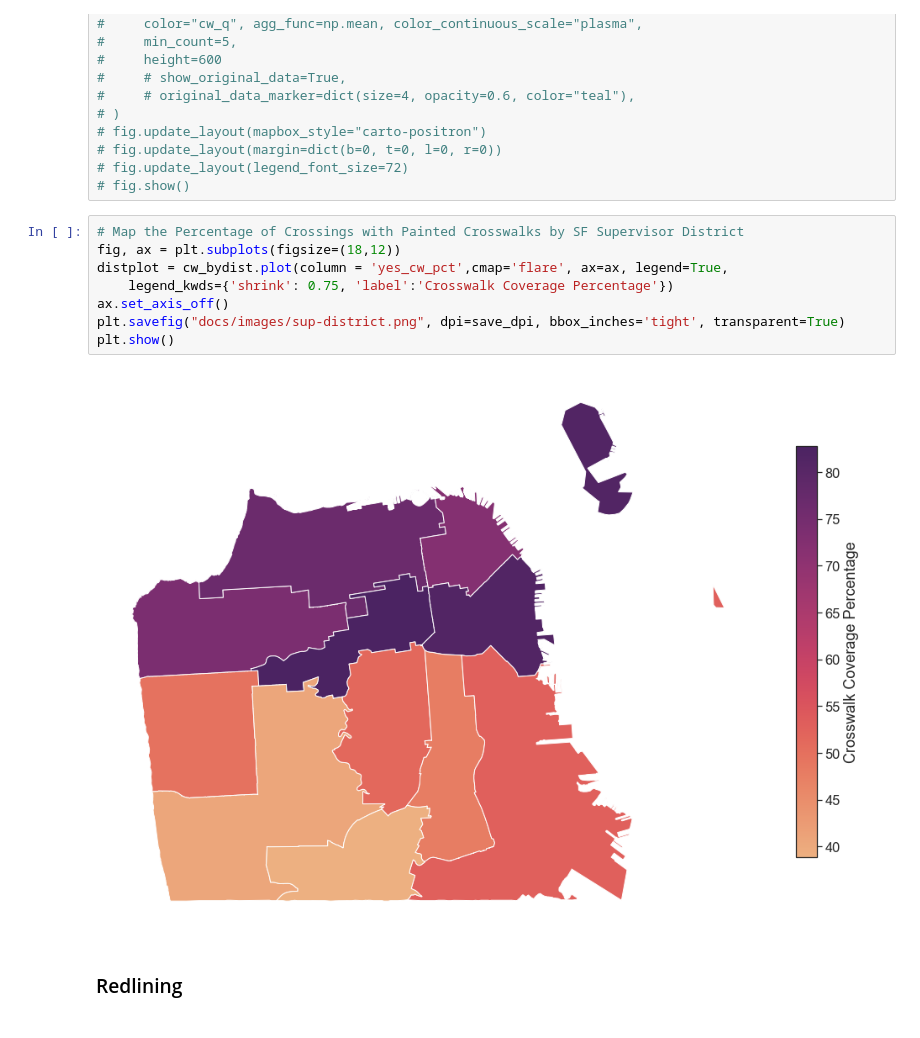
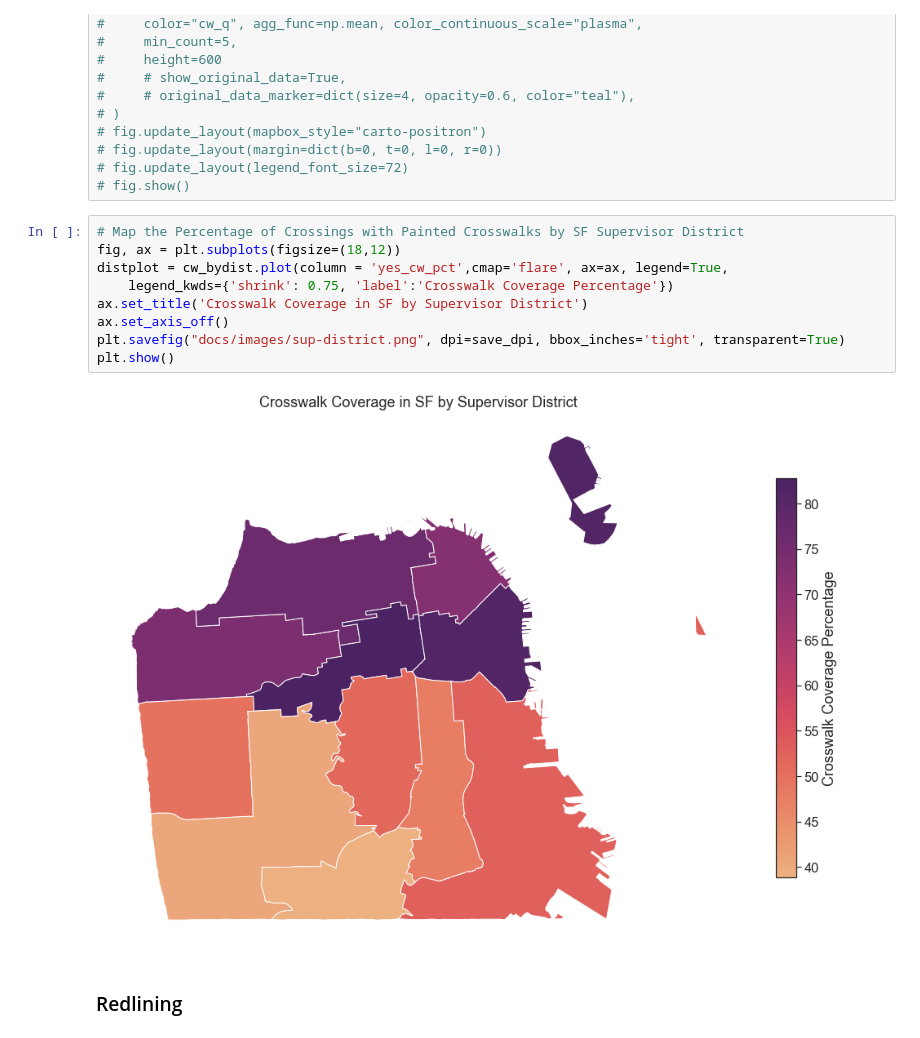
Before and after one commit to hua-mike/cp255-project, a Jupyter notebook: cp255-project-nb.ipynb, the cells around one changed output. Saved outputs shown, nothing was run; the diff lists cells and outputs as text.

Commit message:
Added titles to first 3 maps

```diff
--- a/cp255-project-nb.ipynb
+++ b/cp255-project-nb.ipynb
@@ -228,13 +230,14 @@ plt.show()
 # %%
 # Map the Percentage of Crossings with Painted Crosswalks by SF Supervisor District
 fig, ax = plt.subplots(figsize=(18,12))
 distplot = cw_bydist.plot(column = 'yes_cw_pct',cmap='flare', ax=ax, legend=True,
     legend_kwds={'shrink': 0.75, 'label':'Crosswalk Coverage Percentage'})
+ax.set_title('Crosswalk Coverage in SF by Supervisor District')
 ax.set_axis_off()
 plt.savefig("docs/images/sup-district.png", dpi=save_dpi, bbox_inches='tight', transparent=True)
 plt.show()
 # %% [output]
-[figure, old version]
+[figure, new version]
 # %% [markdown]
 ### Redlining
 # %%
```
Also changed, not shown: parts of 3 cells of this notebook, 4 other files.
